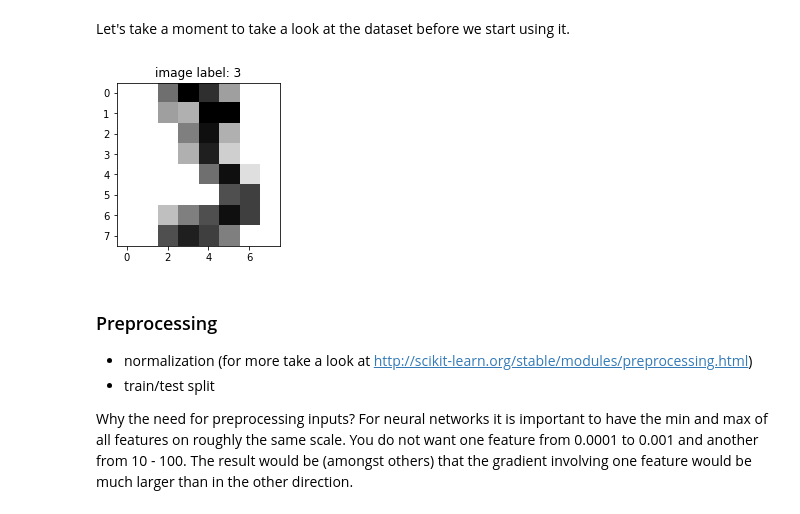
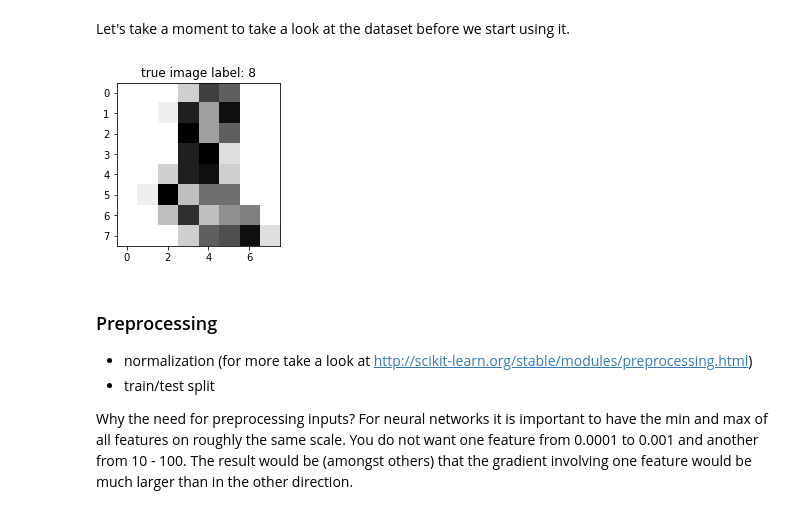
Before and after one commit to betatim/deep-nlp-class, a Jupyter notebook: day1/20-logistic-regression.ipynb, the cells around one changed output. Drawn from its saved outputs; the diff is of its cells as text; code cells hidden in the pictures.

```diff
--- a/day1/20-logistic-regression.ipynb
+++ b/day1/20-logistic-regression.ipynb
@@ -59,13 +59,13 @@ array([[ 1.,  0.,  0.,  0.,  0.,  0.,  0.,  0.,  0.,  0.],
 # %% [markdown]
 Let's take a moment to take a look at the dataset before we start using it.
 # %%
-sample_index = 45 # change this to see different examples
+sample_index = 639 # change this to see different examples
 plt.figure(figsize=(3, 3))
 plt.imshow(digits.images[sample_index], cmap=plt.cm.gray_r,
            interpolation='nearest')
 plt.title("true image label: %d" % digits.target[sample_index]);
 # %% [output]
-[figure, old version]
+[figure, new version]
 # %% [markdown]
 ### Preprocessing
 
```
Also changed, not shown: parts of 22 cells of this notebook, 22 other files.
